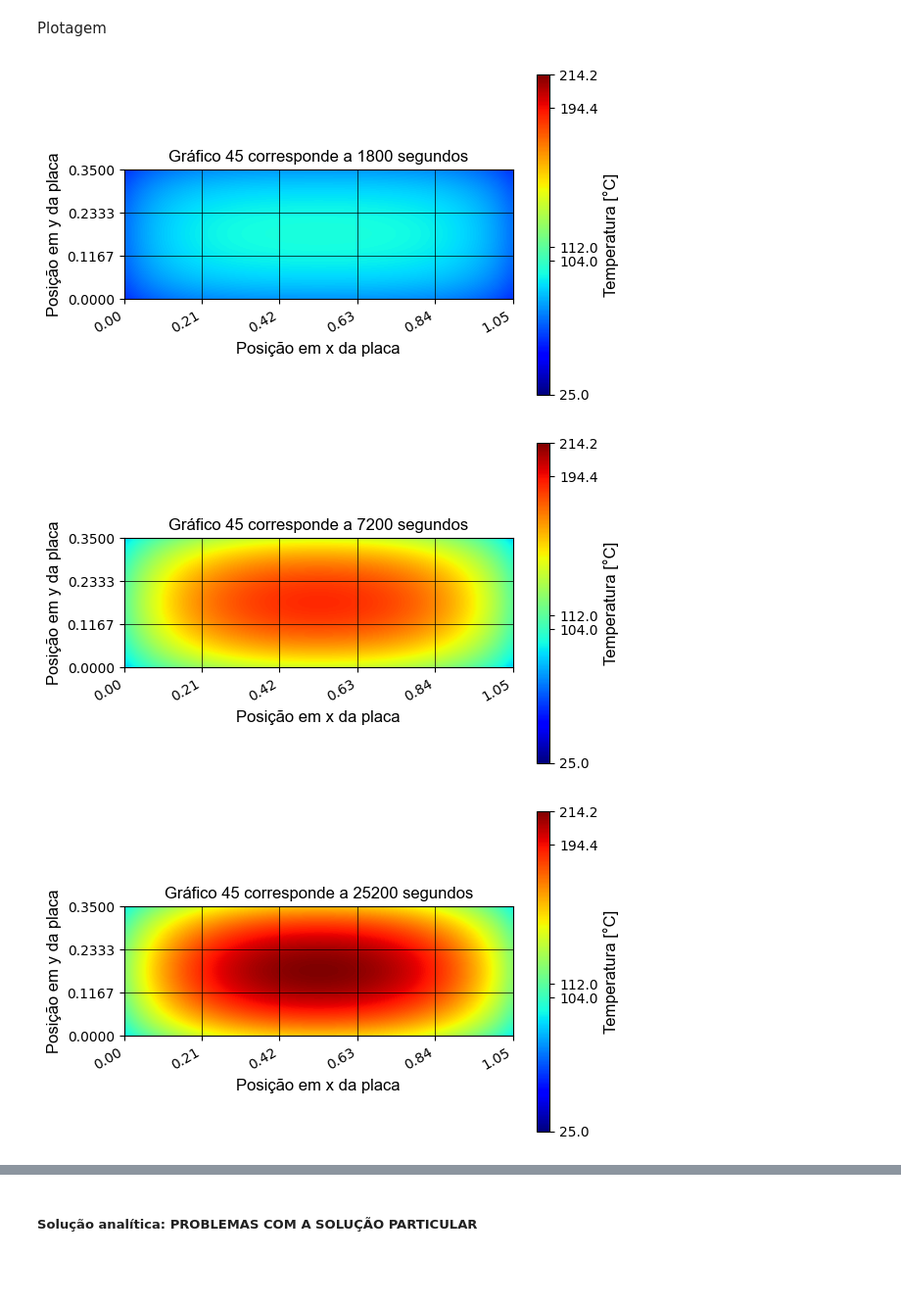
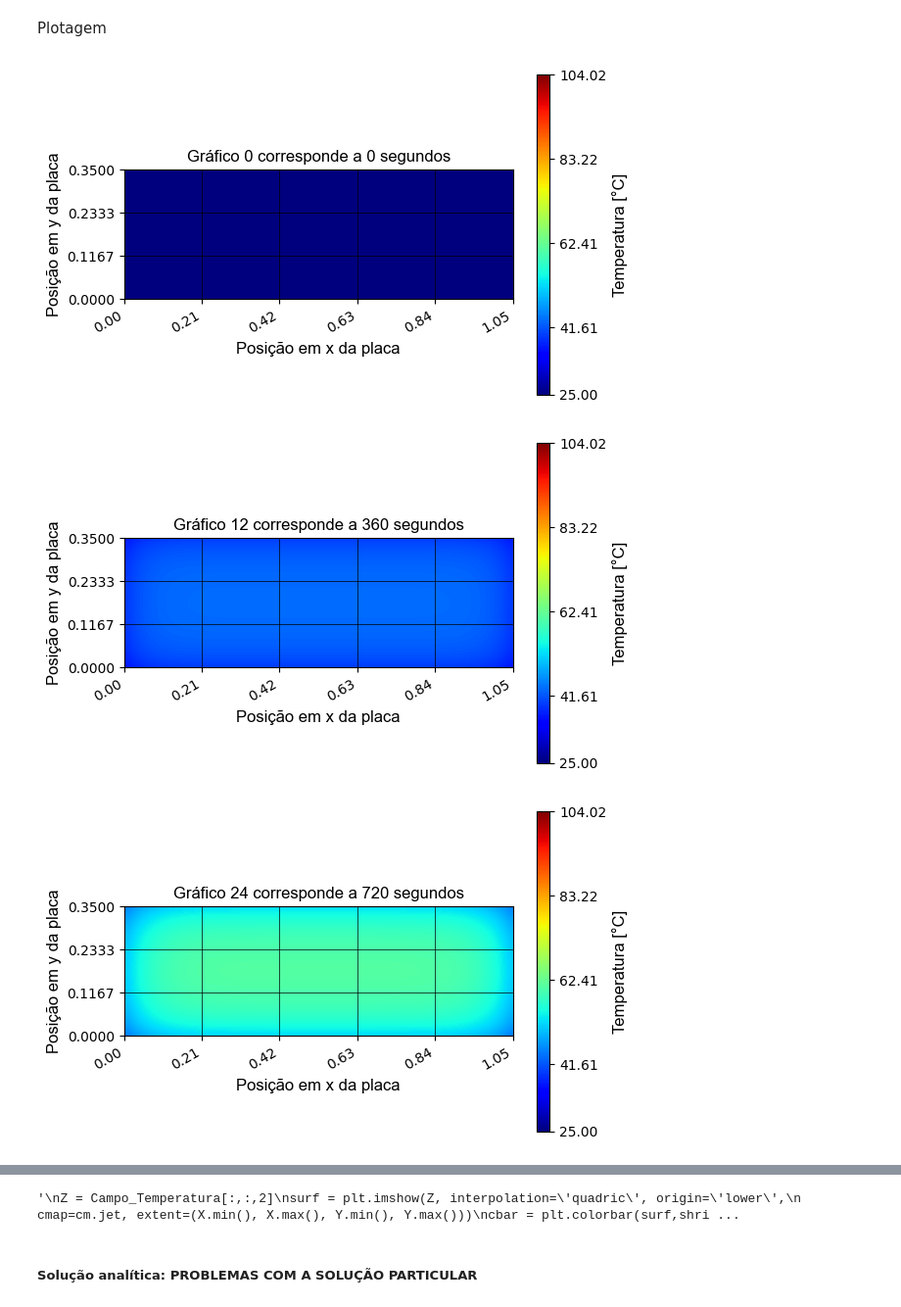
Before and after one commit to jpedro-rod/ElementosFinitos, a Jupyter notebook: Diferencas_Finitas.ipynb, the cells around one changed output, grey strips where cells are left out. Shown at 98% size. Cells and saved outputs as stored; diff of their text form; code cells hidden in the pictures; blank space fills up the shorter version.

```diff
--- a/Diferencas_Finitas.ipynb
+++ b/Diferencas_Finitas.ipynb
@@ -2261,10 +2261,6 @@ def dif_implicitaXY_II_Neumann(alpha, k, h,  Q, Tinf, Tto, xo, xf, yo, yf, to, t
     DomX, hx = Dom_h(xo, xf, nx)
     DomY, hy = Dom_h(yo, yf, ny)
     Domt, ht = Dom_h(to, tf, nt)
-
-    ###Temperaturas em cada ponto no instante t = 0 (1ª C.C.)
-    ###Temperaturas e fluxo prescritos nas extremidades de X (2ª e 3ª C.C.)
-    ###Temperatura e fluxo prescritos nas extremidades de Y (4ª e 5ª C.C.)
 
     XYto = np.ones((len(DomX),len(DomY)))
     XYto = XYto*Tto
@@ -2272,17 +2268,12 @@ def dif_implicitaXY_II_Neumann(alpha, k, h,  Q, Tinf, Tto, xo, xf, yo, yf, to, t
     # parâmetros da malha
 
     NP = nx*ny
+
     NP_array = np.empty(NP, dtype='int')
 
     #criando lista de todos os pontos
     for i in range(0,NP):
         NP_array[i] = i
-
-    # estabilidade do código para o método explícito
-    # c>1 ---> metodo explicito instavel
-    # c<1 ---> metodo explicito estavel
-    #c = 4*alpha*dt/(dx*dx+dy*dy)
-    #print ("estabilidade do metodo quando explícito: ",c)
 
     X,Y = np.meshgrid(DomX,DomY)
 
@@ -2290,14 +2281,6 @@ def dif_implicitaXY_II_Neumann(alpha, k, h,  Q, Tinf, Tto, xo, xf, yo, yf, to, t
     X = np.reshape(X,NP)
     Y = np.reshape(Y,NP)
 
-    # pontos de condicao de contorno (cc)
-    '''
-    cc1 = np.empty(nx)
-    cc2 = np.empty(ny-2)
-    cc3 = np.empty(nx)
-    cc4 = np.empty(ny-2)
-    '''
-    ## É muito melhor executar esse loop com lista em vez de array pelo fato de vc não precisar informar o tamanho da lista desde o início
     cc1 = []
     cc2 = []
     cc3 = []
@@ -2422,7 +2405,7 @@ def dif_implicitaXY_II_Neumann(alpha, k, h,  Q, Tinf, Tto, xo, xf, yo, yf, to, t
 #alpha, k, h,  Q, Tinf, Tto, Tox, Toy, xo, xf, yo, yf, to, tf, nx, ny, nt
 
 #Power = 500W and forced gas convection
-DomX, DomY, X, Y, Domt, Campo_Temperatura = dif_implicitaXY_II_Neumann(1.27*10**(-5), 51.9, 250, 209314, 25, 25, 0, 1.05, 0, 0.35, 0, 54000, 60, 60, 61)
+DomX, DomY, X, Y, Domt, Campo_Temperatura = dif_implicitaXY_II_Neumann(1.27*10**(-5), 51.9, 250, 209314, 25, 25, 0, 1.05, 0, 0.35, 0, 1800, 60, 60, 61)
 
 #Power = 800W and natural gas convection
 #DomX, DomY, X, Y, Domt, Campo_Temperatura = dif_implicitaXY_II_Neumann(1.27*10**(-5), 51.9, 25, 409.7*10**3, 25, 25, 0, 0.82, 0, 0.375, 0, 32400, 60, 60, 60)
@@ -2450,8 +2433,8 @@ tt = textwrap.fill(t, width=70)
 '''
 ht = Domt[1] - Domt[0]
 nt = len(Domt)
-'''
-for n in range(0,nt,15):
+
+for n in range(0,nt,12):
 
     Z = Campo_Temperatura[:,:,n]
     surf = plt.imshow(Z, interpolation='quadric', origin='lower',
@@ -2482,6 +2465,7 @@ for n in range(0,nt,15):
     #plt.text(0.5, -0.3, tt, ha='center', va='top',fontdict=matplot_font);
 
     plt.show()
+
 '''
 Z = Campo_Temperatura[:,:,2]
 surf = plt.imshow(Z, interpolation='quadric', origin='lower',
@@ -2546,33 +2530,34 @@ plt.show()
 Z = Campo_Temperatura[:,:,28]
 surf = plt.imshow(Z, interpolation='quadric', origin='lower',
             cmap=cm.jet, extent=(X.min(), X.max(), Y.min(), Y.max()))
 cbar = plt.colorbar(surf,shrink=1.0, aspect=25)
 Tmin = Campo_Temperatura.min()
 Tmax = Campo_Temperatura.max()
 cbar.set_ticks([Tmin, 104.0, 112.0, 194.4,Tmax])
 
 tempo = Domt[28]
 
 #legenda da barra lateral
 
 cbar.set_label('Temperatura [°C]',fontdict=matplot_font)
 plt.title("Gráfico" + " " + str(n) + " " + "corresponde a " + str(int(tempo)) + " segundos",fontdict=matplot_font)
 plt.ylabel("Posição em y da placa",fontdict=matplot_font)
 plt.xlabel("Posição em x da placa",fontdict=matplot_font)
 
 
 plt.grid(color='black', linestyle='solid', linewidth=0.5)
 labx = np.linspace(X.min(),X.max(),6)
 laby = np.linspace(Y.min(),Y.max(),4)
 plt.xticks(labx)
 plt.yticks(laby)
 plt.clim(Campo_Temperatura.min(),Campo_Temperatura.max())
 plt.gcf().autofmt_xdate()
 
 #plt.text(0.5, -0.3, tt, ha='center', va='top',fontdict=matplot_font);
 
 plt.show()
+'''
 # %% [output]
-[figure, old version]
+[figure, new version]
-[figure, old version]
+[figure, new version]
-[figure, old version]
+[figure, new version]
@@ -2579,3 +2567,4 @@ plt.show()
+'\nZ = Campo_Temperatura[:,:,2]\nsurf = plt.imshow(Z, interpolation=\'quadric\', origin=\'lower\',\n            cmap=cm.jet, extent=(X.min(), X.max(), Y.min(), Y.max()))\ncbar = plt.colorbar(surf,shri ...
 # %% [markdown]
 ##### Solução analítica: PROBLEMAS COM A SOLUÇÃO PARTICULAR
 # %% [markdown]
```
Also changed, not shown: parts of 2 cells of this notebook.
